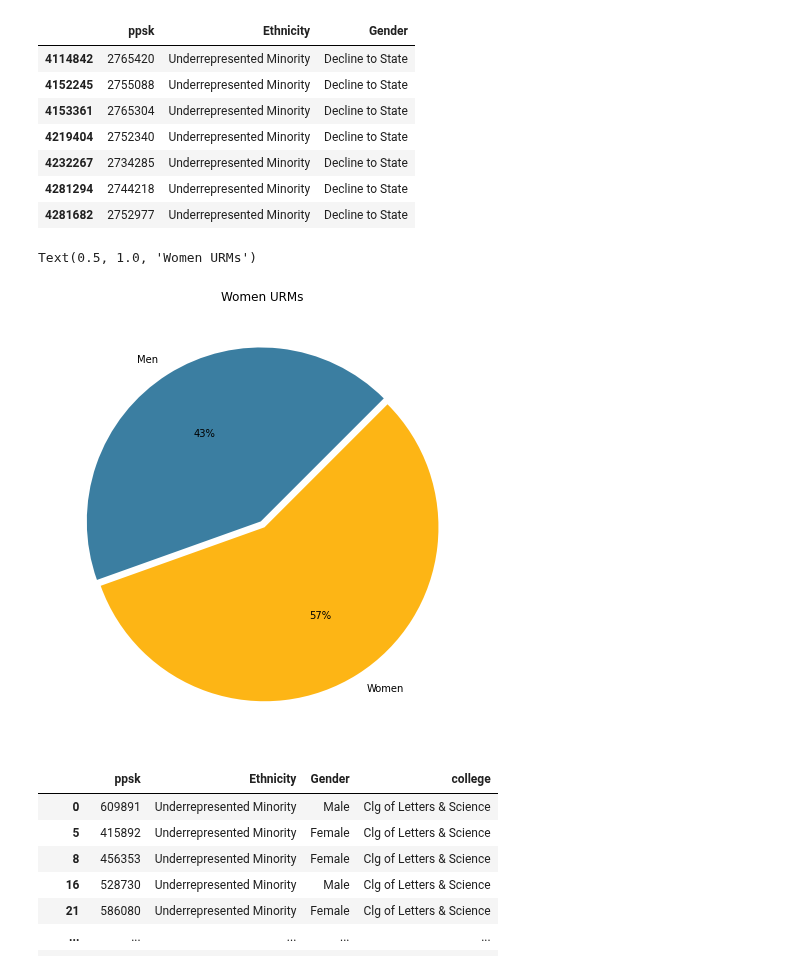
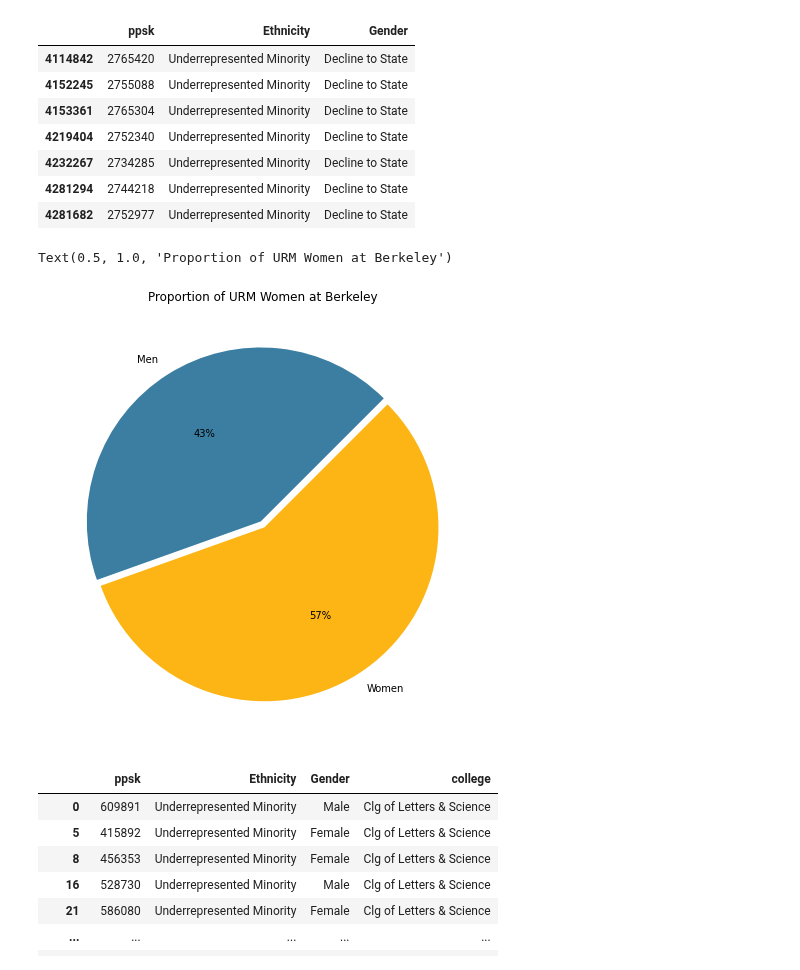
Before and after one commit to PaulDTP/Berkeley_Jacobs, a Jupyter notebook: urm_ls.ipynb, the cells around one changed output. Saved outputs shown, nothing was run; the diff lists cells and outputs as text; code cells hidden in the pictures.

```diff
--- a/urm_ls.ipynb
+++ b/urm_ls.ipynb
@@ -75,11 +60,11 @@ urms[urms['Gender'] == "Decline to State"]
 # %%
 plt.figure(figsize = (10,8))
 plt.pie(urms_women, labels=urms_women.index, colors=blue_gold, autopct="%.0f%%", explode=[0.02]*2, pctdistance=0.6, startangle=45)
-plt.title("Women URMs")
+plt.title("Proportion of URM Women at Berkeley")
 #plt.xlabel("7 Declined to State Gender")
 # %% [output]
-Text(0.5, 1.0, 'Women URMs')
+Text(0.5, 1.0, 'Proportion of URM Women at Berkeley')
-[figure, old version]
+[figure, new version]
 # %%
 # do not run twice without resetting 'urms' variable
 urms = urms.merge(student_majors[['ppsk', 'college']], on='ppsk').drop_duplicates()
```
Also changed, not shown: parts of 31 cells of this notebook, 11 other files.
